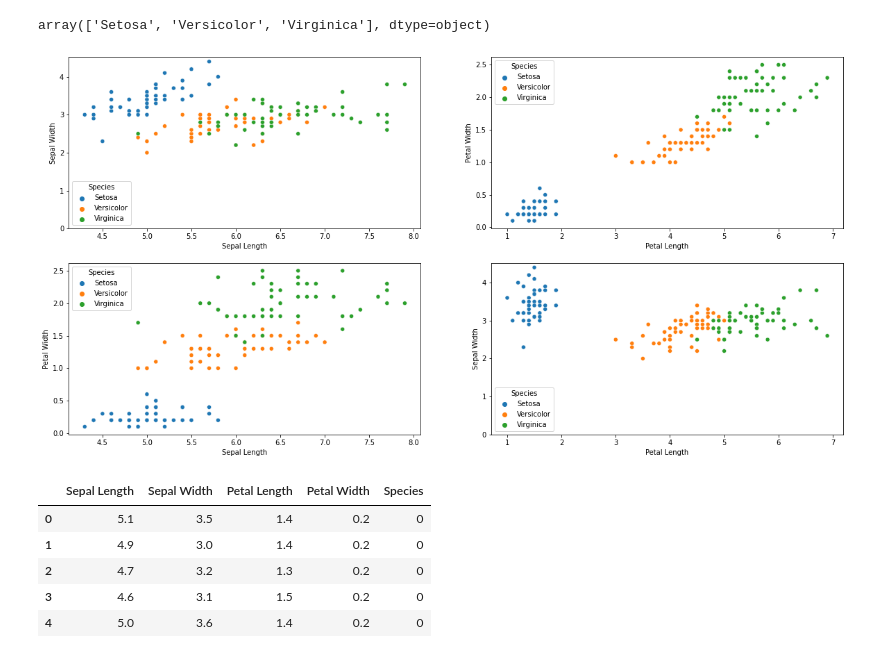
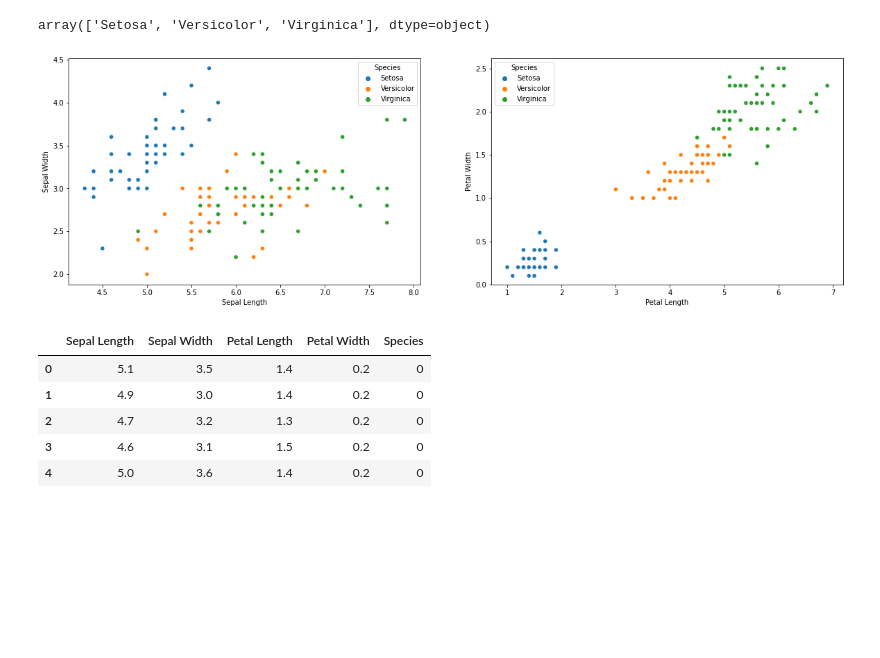
Before and after one commit to NihalShriv/ML-Libs-Learning, a Jupyter notebook: Projects/IrisPredict.ipynb, the cells around one changed output. Cells and saved outputs as stored; diff of their text form; code cells hidden in the pictures; blank space fills up the shorter version.

```diff
--- a/Projects/IrisPredict.ipynb
+++ b/Projects/IrisPredict.ipynb
@@ -43,17 +36,14 @@ array(['Setosa', 'Versicolor', 'Virginica'], dtype=object)
 # %%
 import seaborn as sns
 import matplotlib.pyplot as plt
 
-fig, ax = plt.subplots(2,2, figsize=(20,10))
-sns.scatterplot(x='Sepal Length', y='Sepal Width', data=iris, hue='Species', ax=ax[0,0])
-sns.scatterplot(x='Petal Length', y='Petal Width', data=iris, hue='Species', ax=ax[0,1])
-sns.scatterplot(x='Sepal Length', y='Petal Width', data=iris, hue='Species', ax=ax[1,0])
-sns.scatterplot(x='Petal Length', y='Sepal Width', data=iris, hue='Species', ax=ax[1,1])
-ax[0,0].set_ylim(0)
-ax[1,1].set_ylim(0)
+fig, ax = plt.subplots(1,2, figsize=(20,6))
+sns.scatterplot(x='Sepal Length', y='Sepal Width', data=iris, hue='Species', ax=ax[0])
+sns.scatterplot(x='Petal Length', y='Petal Width', data=iris, hue='Species', ax=ax[1])
+ax[1].set_ylim(0)
 plt.show()
 # %% [output]
-[figure, old version]
+[figure, new version]
 # %%
 from sklearn import preprocessing
 le = preprocessing.LabelEncoder()
```
Also changed, not shown: parts of 4 cells of this notebook.
